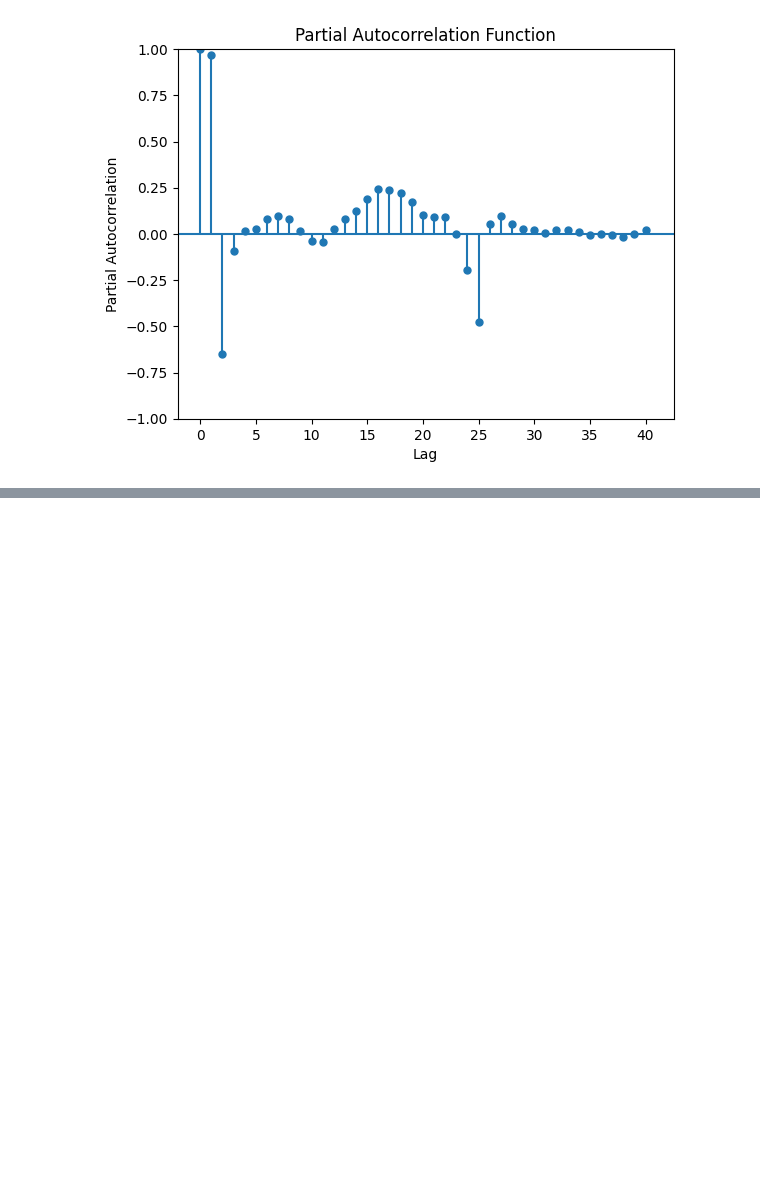
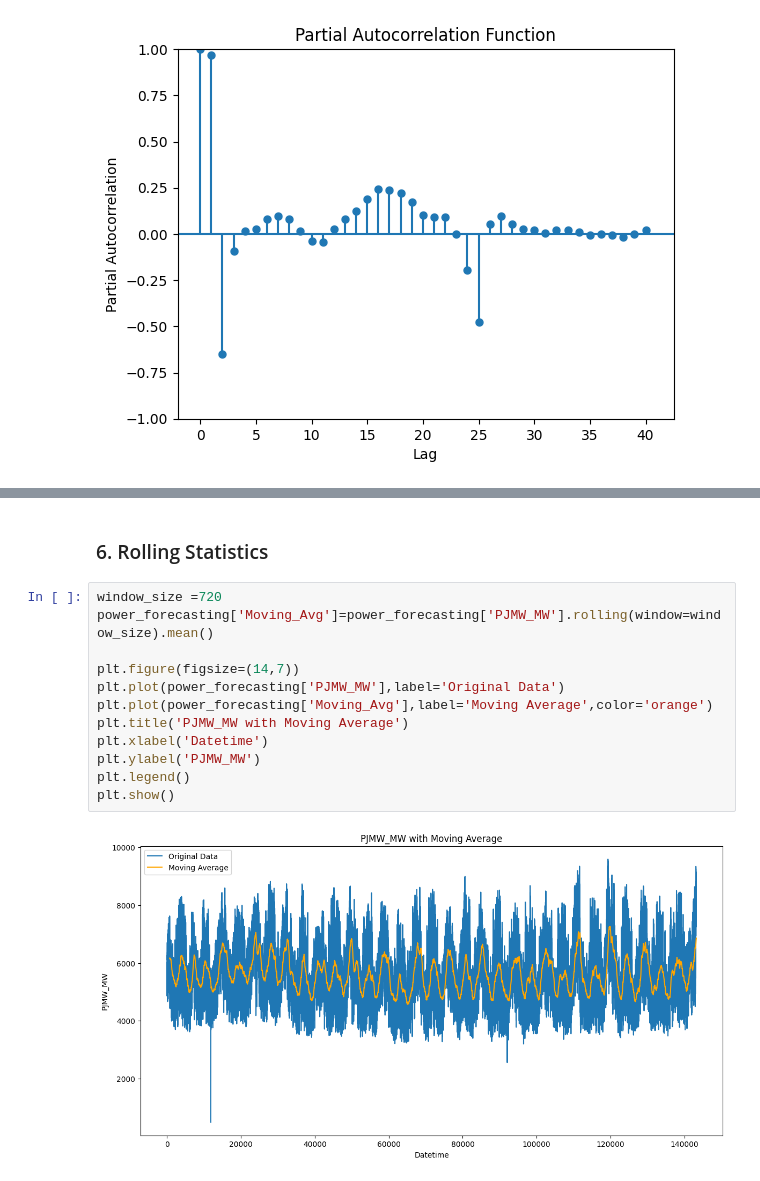
Before and after one commit to BenRoshan100/Power-Consumption-Forecasting, a Jupyter notebook: power_forecasting_eda.ipynb, the cells around one changed output, grey strips where cells are left out. Cells and saved outputs as stored; diff of their text form; blank space fills up the shorter version.

```diff
--- a/power_forecasting_eda.ipynb
+++ b/power_forecasting_eda.ipynb
@@ -198,0 +244,16 @@ plt.show()
+# %% [markdown]
+### 6. Rolling Statistics
+# %%
+window_size =720
+power_forecasting['Moving_Avg']=power_forecasting['PJMW_MW'].rolling(window=window_size).mean()
+
+plt.figure(figsize=(14,7))
+plt.plot(power_forecasting['PJMW_MW'],label='Original Data')
+plt.plot(power_forecasting['Moving_Avg'],label='Moving Average',color='orange')
+plt.title('PJMW_MW with Moving Average')
+plt.xlabel('Datetime')
+plt.ylabel('PJMW_MW')
+plt.legend()
+plt.show()
+# %% [output]
+[figure, added]
```
Also changed, not shown: parts of 18 cells of this notebook, 2 other files.
